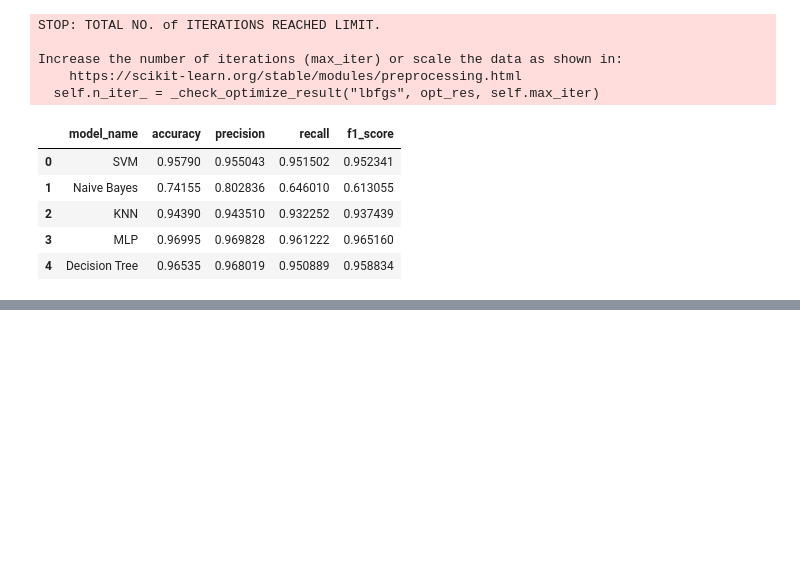
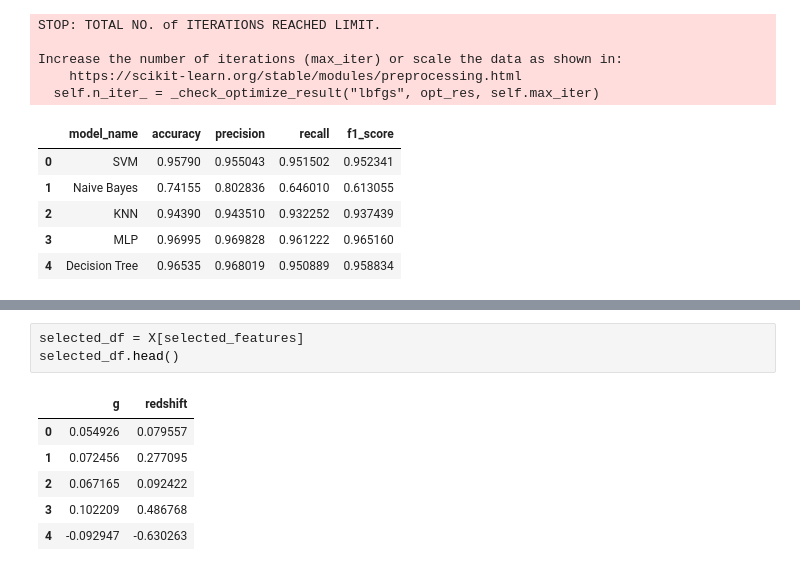
Before and after one commit to dvccs-softex/apd-de-maquina-RRIA, a Jupyter notebook: notebook.ipynb, the cells around one changed output, grey strips where cells are left out. Saved outputs shown, nothing was run; the diff lists cells and outputs as text; blank space fills up the shorter version.

```diff
--- a/notebook.ipynb
+++ b/notebook.ipynb
@@ -337,0 +373,10 @@ Increase the number of iterations (max_iter) or scale the data as shown in:
+# %%
+selected_df = X[selected_features]
+selected_df.head()
+# %% [output]
+|  | g | redshift |
+| 0 | 0.054926 | 0.079557 |
+| 1 | 0.072456 | 0.277095 |
+| 2 | 0.067165 | 0.092422 |
+| 3 | 0.102209 | 0.486768 |
+| 4 | -0.092947 | -0.630263 |
```
Also changed, not shown: parts of 5 cells of this notebook.
